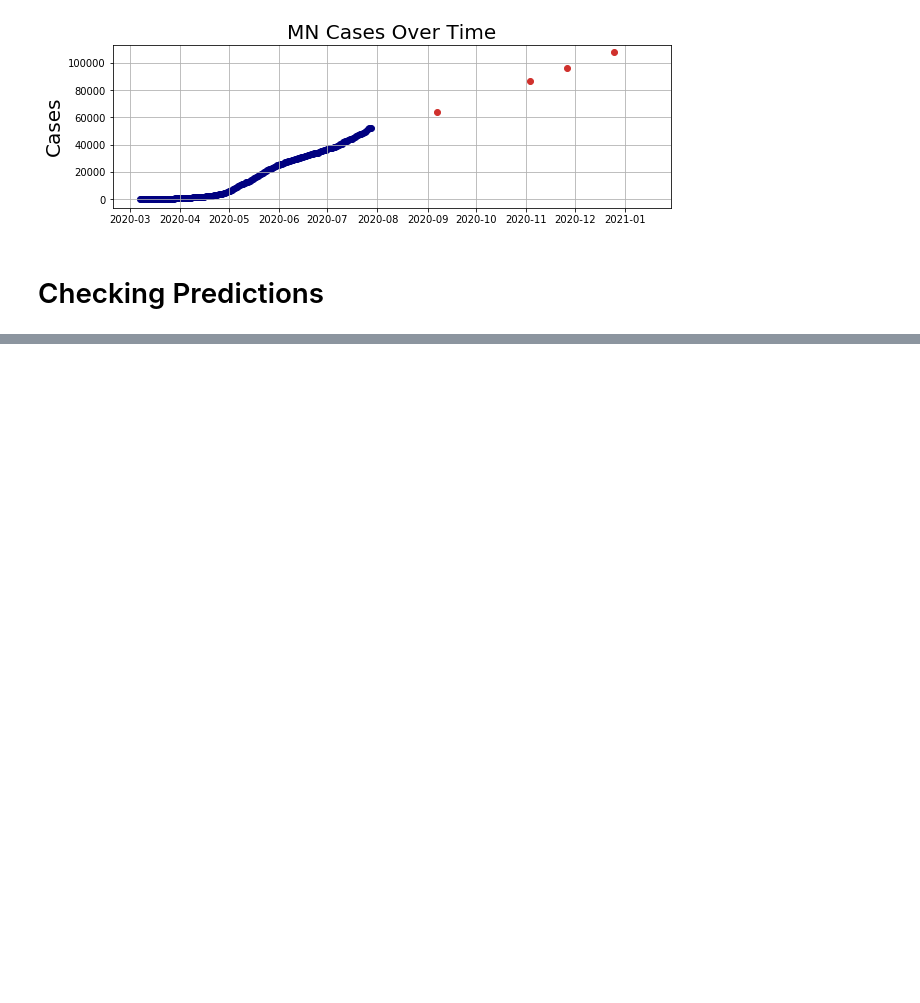
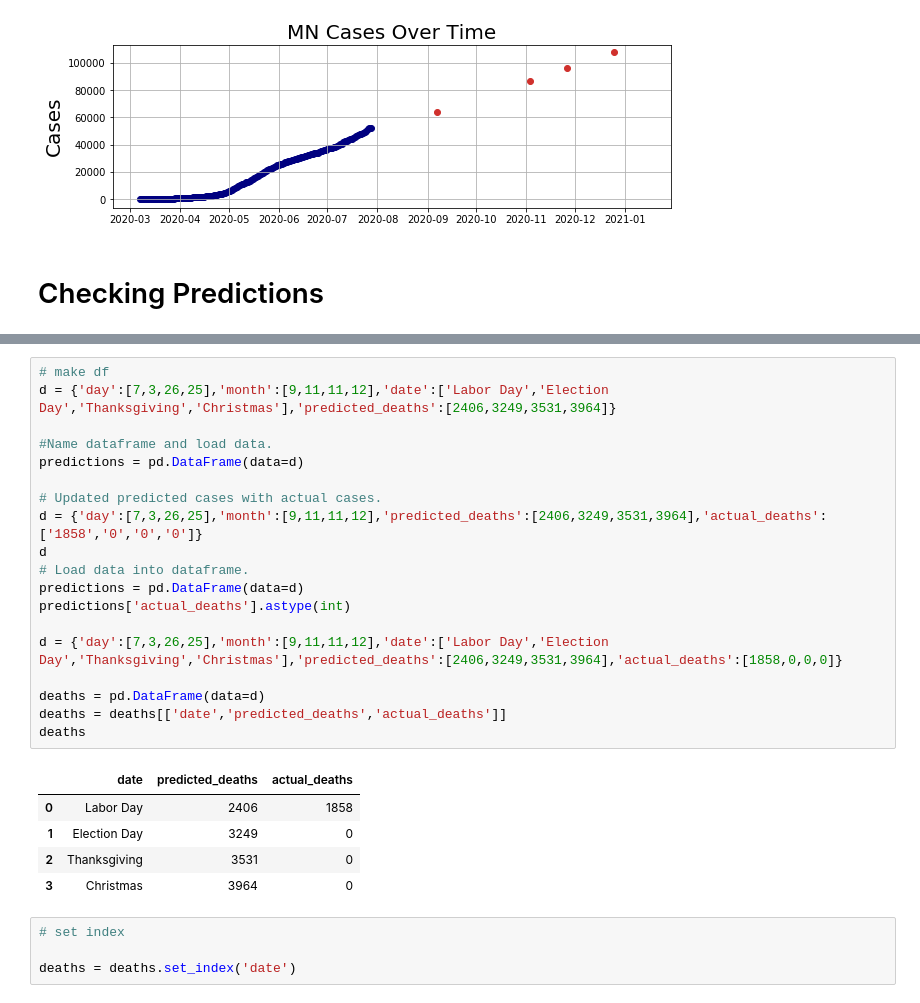
Before and after one commit to searanch/Covid-19-Hackathon, a Jupyter notebook: Original_Model.ipynb, the cells around one changed output, grey strips where cells are left out. Saved outputs shown, nothing was run; the diff lists cells and outputs as text; blank space fills up the shorter version.

```diff
--- a/Original_Model.ipynb
+++ b/Original_Model.ipynb
@@ -257,0 +278,29 @@ MN.head()
+# %%
+# make df
+d = {'day':[7,3,26,25],'month':[9,11,11,12],'date':['Labor Day','Election Day','Thanksgiving','Christmas'],'predicted_deaths':[2406,3249,3531,3964]}
+
+#Name dataframe and load data.
+predictions = pd.DataFrame(data=d)
+
+# Updated predicted cases with actual cases.
+d = {'day':[7,3,26,25],'month':[9,11,11,12],'predicted_deaths':[2406,3249,3531,3964],'actual_deaths':['1858','0','0','0']}
+d
+# Load data into dataframe.
+predictions = pd.DataFrame(data=d)
+predictions['actual_deaths'].astype(int)
+
+d = {'day':[7,3,26,25],'month':[9,11,11,12],'date':['Labor Day','Election Day','Thanksgiving','Christmas'],'predicted_deaths':[2406,3249,3531,3964],'actual_deaths':[1858,0,0,0]}
+
+deaths = pd.DataFrame(data=d)
+deaths = deaths[['date','predicted_deaths','actual_deaths']]
+deaths
+# %% [output]
+|  | date | predicted_deaths | actual_deaths |
+| 0 | Labor Day | 2406 | 1858 |
+| 1 | Election Day | 3249 | 0 |
+| 2 | Thanksgiving | 3531 | 0 |
+| 3 | Christmas | 3964 | 0 |
+# %%
+# set index
+
+deaths = deaths.set_index('date')
```
Also changed, not shown: parts of 13 cells of this notebook, 2 other files.
